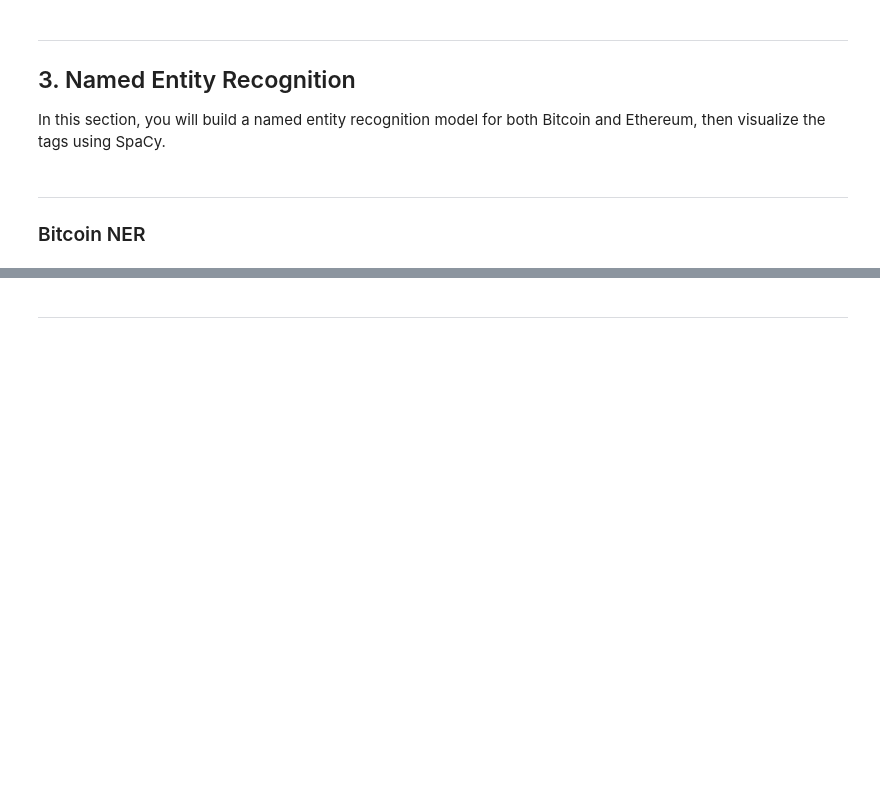
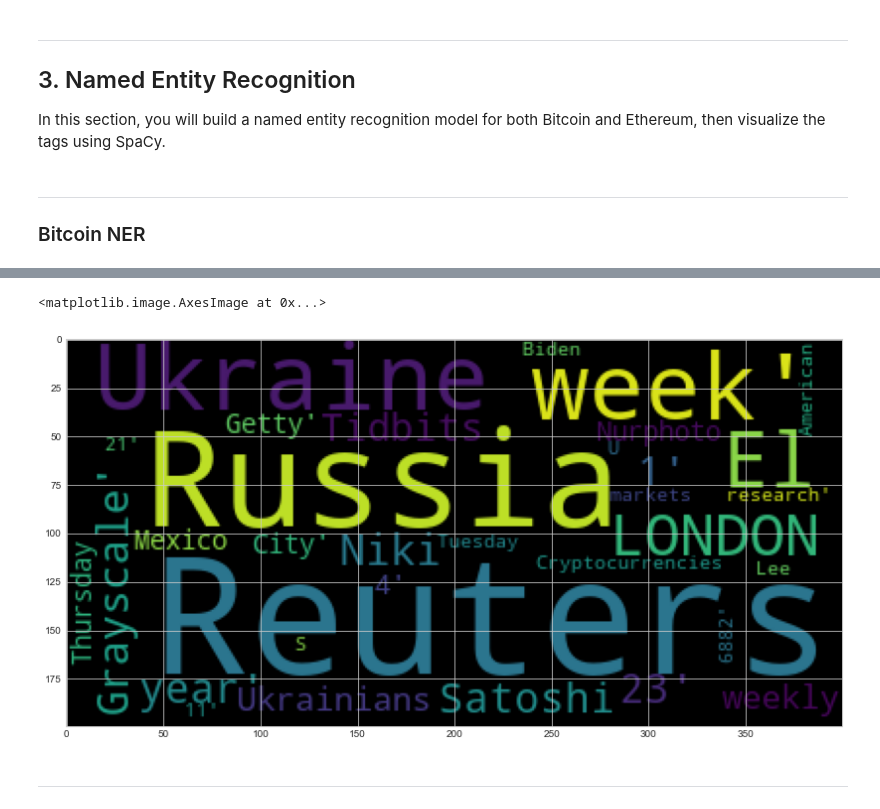
Before and after one commit to muramemory/Fintech-NLP, a Jupyter notebook: Code/crypto_sentiment.ipynb, the cells around one changed output, grey strips where cells are left out. Saved outputs shown, nothing was run; the diff lists cells and outputs as text; code cells hidden in the pictures; blank space fills up the shorter version.

```diff
--- a/Code/crypto_sentiment.ipynb
+++ b/Code/crypto_sentiment.ipynb
@@ -552,9 +564,12 @@ nlp = spacy.load('en_core_web_sm')
 # %%
 # Run the NER processor on all of the text
 # YOUR CODE HERE!
+doc = nlp(bitcoin_token_text)
+
 
 # Add a title to the document
 # YOUR CODE HERE!
+doc.user_data["title"] = "Bitcoin Article NER Anaylsis"
 # %%
 # Render the visualization
 # YOUR CODE HERE!
@@ -561,3 +581,5 @@ nlp = spacy.load('en_core_web_sm')
 # %%
 # List all Entities
 # YOUR CODE HERE!
+entities = [ent.text for ent in doc.ents]
+entities
@@ -564,3 +604,10 @@ nlp = spacy.load('en_core_web_sm')
+# %%
+wc = WordCloud().generate(' '.join(entities))
+plt.figure( figsize=(14,8) )
+plt.imshow(wc)
+# %% [output]
+<matplotlib.image.AxesImage at 0x...>
+[figure, added]
 # %% [markdown]
 ---
 # %% [markdown]
```
Also changed, not shown: parts of 17 cells of this notebook, 11 other files.
